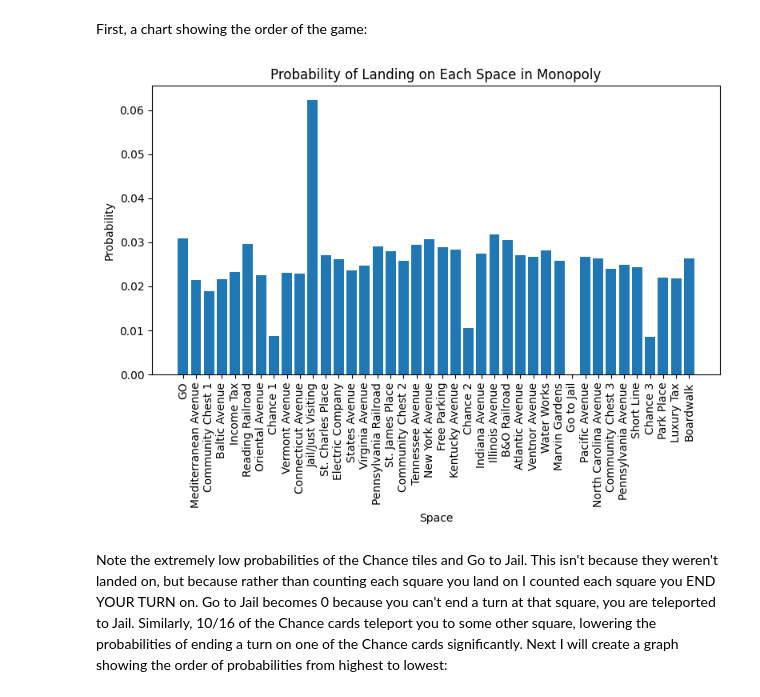
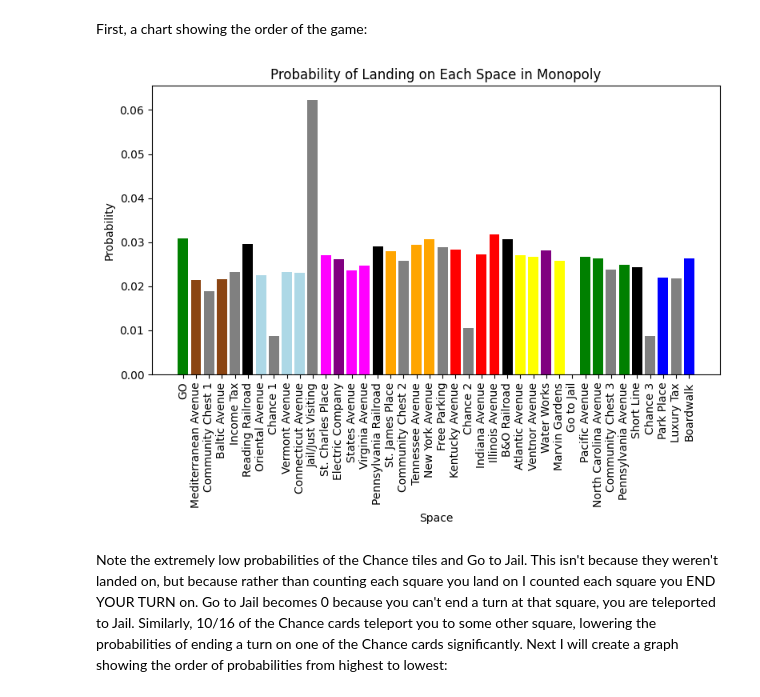
Before and after one commit to softly-undefined/monopoly-stats, a Jupyter notebook: monopoly.ipynb, the cells around one changed output. Drawn from its saved outputs; the diff is of its cells as text; code cells hidden in the pictures.

```diff
--- a/monopoly.ipynb
+++ b/monopoly.ipynb
@@ -29,16 +29,63 @@ df.head()
 # %% [markdown]
 First, a chart showing the order of the game:
-# %%
-plt.figure(figsize=(8, 6))
-plt.bar(df['Space'], df['Probability'])
-plt.xticks(rotation=90)  # Rotate the space names for better readability
-plt.xlabel('Space')
-plt.ylabel('Probability')
-plt.title('Probability of Landing on Each Space in Monopoly')
-plt.tight_layout()
-plt.show()
-# %% [output]
-[figure, removed]
+# %%
+# color mapping
+color_mapping = {
+    'GO': 'green',  # Red
+    'Mediterranean Avenue': '#8B4513',  # Brown
+    'Community Chest 1': 'grey',  # White
+    'Baltic Avenue': '#8B4513',  # Brown
+    'Income Tax': 'grey',
+    'Reading Railroad': '#000000',  # Black
+    'Oriental Avenue': '#ADD8E6',  # Light Blue
+    'Chance 1': 'grey',
+    'Vermont Avenue': '#ADD8E6',  # Light Blue
+    'Connecticut Avenue': '#ADD8E6',  # Light Blue
+    'Jail/Just Visiting': 'grey',
+    'St. Charles Place': '#FF00FF',  # Magenta
+    'Electric Company': 'purple',
+    'States Avenue': '#FF00FF',  # Magenta
+    'Virginia Avenue': '#FF00FF',  # Magenta
+    'Pennsylvania Railroad': '#000000',  # Black
+    'St. James Place': '#FFA500',  # Orange
+    'Community Chest 2': 'grey',
+    'Tennessee Avenue': '#FFA500',  # Orange
+    'New York Avenue': '#FFA500',  # Orange
+    'Free Parking': 'grey',
+    'Kentucky Avenue': '#FF0000',  # Red
+    'Chance 2': 'grey',
+    'Indiana Avenue': '#FF0000',  # Red
+    'Illinois Avenue': '#FF0000',  # Red
+    'B&O Railroad': '#000000',  # Black
+    'Atlantic Avenue': '#FFFF00',  # Yellow
+    'Ventnor Avenue': '#FFFF00',  # Yellow
+    'Water Works': 'purple',
+    'Marvin Gardens': '#FFFF00',  # Yellow
+    'Go to Jail': 'grey',
+    'Pacific Avenue': '#008000',  # Green
+    'North Carolina Avenue': '#008000',  # Green
+    'Community Chest 3': 'grey',
+    'Pennsylvania Avenue': '#008000',  # Green
+    'Short Line': '#000000',  # Black
+    'Chance 3': 'grey',
+    'Park Place': '#0000FF',  # Dark Blue
+    'Luxury Tax': 'grey',
+    'Boardwalk': '#0000FF'  # Dark Blue
+}
+
+bar_colors = df['Space'].map(color_mapping)
+
+
+plt.figure(figsize=(8, 6))
+plt.bar(df['Space'], df['Probability'], color=bar_colors)
+plt.xticks(rotation=90)  # Rotate the space names for better readability
+plt.xlabel('Space')
+plt.ylabel('Probability')
+plt.title('Probability of Landing on Each Space in Monopoly')
+plt.tight_layout()
+plt.show()
+# %% [output]
+[figure, added]
 # %% [markdown]
 Note the extremely low probabilities of the Chance tiles and Go to Jail. This isn't because they weren't landed on, but because rather than counting each square you land on I counted each square you END YOUR TURN on. Go to Jail becomes 0 because you can't end a turn at that square, you are teleported to Jail. Similarly, 10/16 of the Chance cards teleport you to some other square, lowering the probabilities of ending a turn on one of the Chance cards significantly. Next I will create a graph showing the order of probabilities from highest to lowest:
 # %%
```
Also changed, not shown: parts of 14 cells of this notebook, 3 other files.
